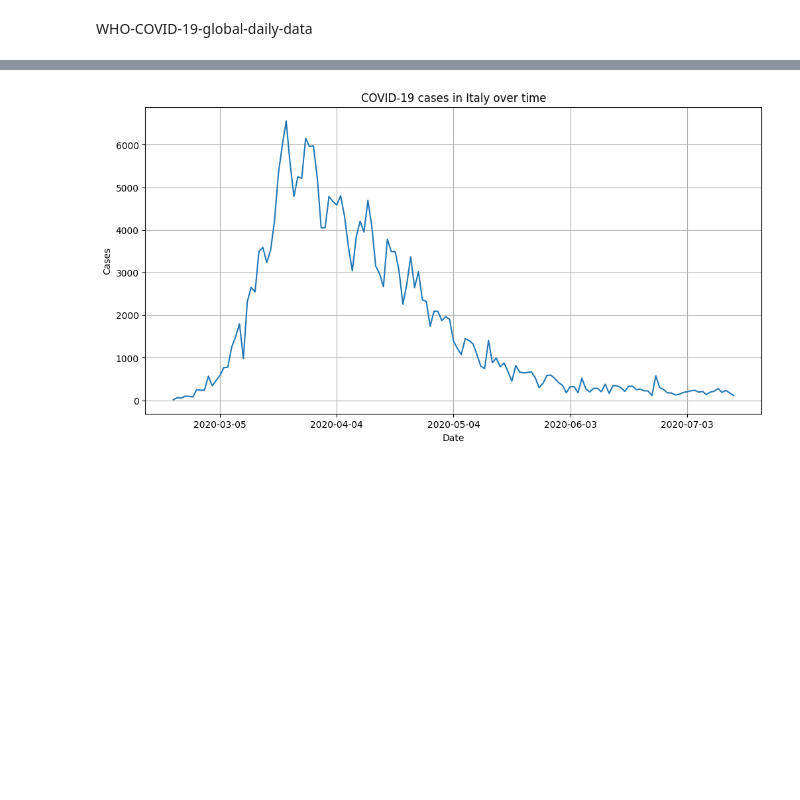
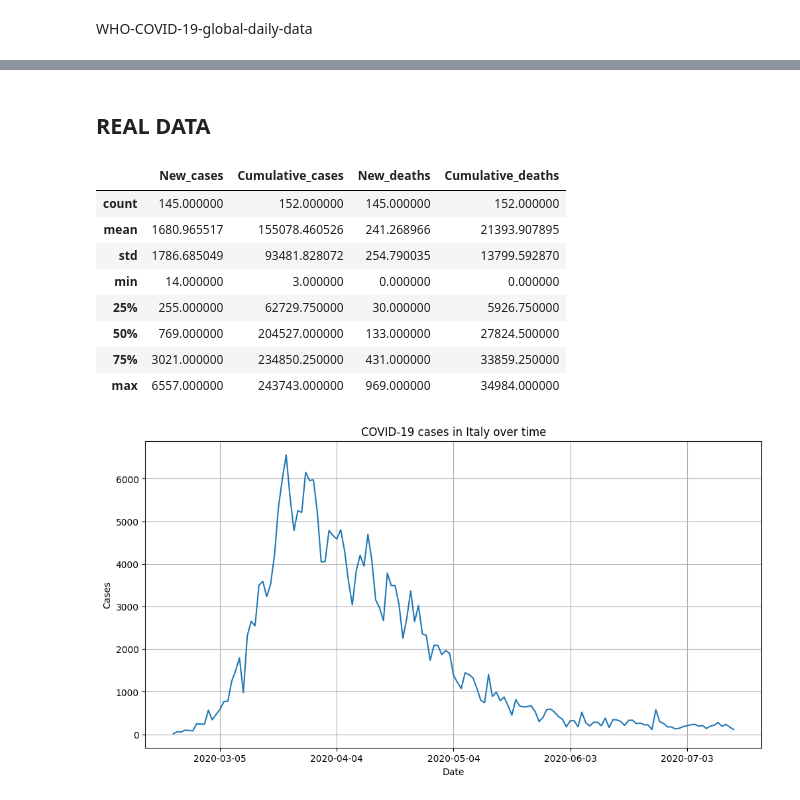
Before and after one commit to Naarsk/Economics, a Jupyter notebook: Econometrics/Coronavirus/coronav.ipynb, the cells around one changed output, grey strips where cells are left out. Drawn from its saved outputs; the diff is of its cells as text; code cells hidden in the pictures; blank space fills up the shorter version.

```diff
--- a/Econometrics/Coronavirus/coronav.ipynb
+++ b/Econometrics/Coronavirus/coronav.ipynb
@@ -52,3 +58,5 @@ plt.show()
+# %% [markdown]
+## REAL DATA
 # %%
 import pandas as pd
 
@@ -60,6 +68,18 @@ end_date = '2020-07-15'
 italy_df = df[(df['Country'] == 'Italy') &
               (df['Date_reported'] >= start_date) &
               (df['Date_reported'] <= end_date)]
+# %%
+italy_df.describe()
+# %% [output]
+|  | New_cases | Cumulative_cases | New_deaths | Cumulative_deaths |
+| count | 145.000000 | 152.000000 | 145.000000 | 152.000000 |
+| mean | 1680.965517 | 155078.460526 | 241.268966 | 21393.907895 |
+| std | 1786.685049 | 93481.828072 | 254.790035 | 13799.592870 |
+| min | 14.000000 | 3.000000 | 0.000000 | 0.000000 |
+| 25% | 255.000000 | 62729.750000 | 30.000000 | 5926.750000 |
+| 50% | 769.000000 | 204527.000000 | 133.000000 | 27824.500000 |
+| 75% | 3021.000000 | 234850.250000 | 431.000000 | 33859.250000 |
+| max | 6557.000000 | 243743.000000 | 969.000000 | 34984.000000 |
 # %%
 # Assuming 'date' is in datetime format, you can plot the data as follows:
 import matplotlib.dates as mdates
```
Also changed, not shown: parts of 6 cells of this notebook, 22 other files.
